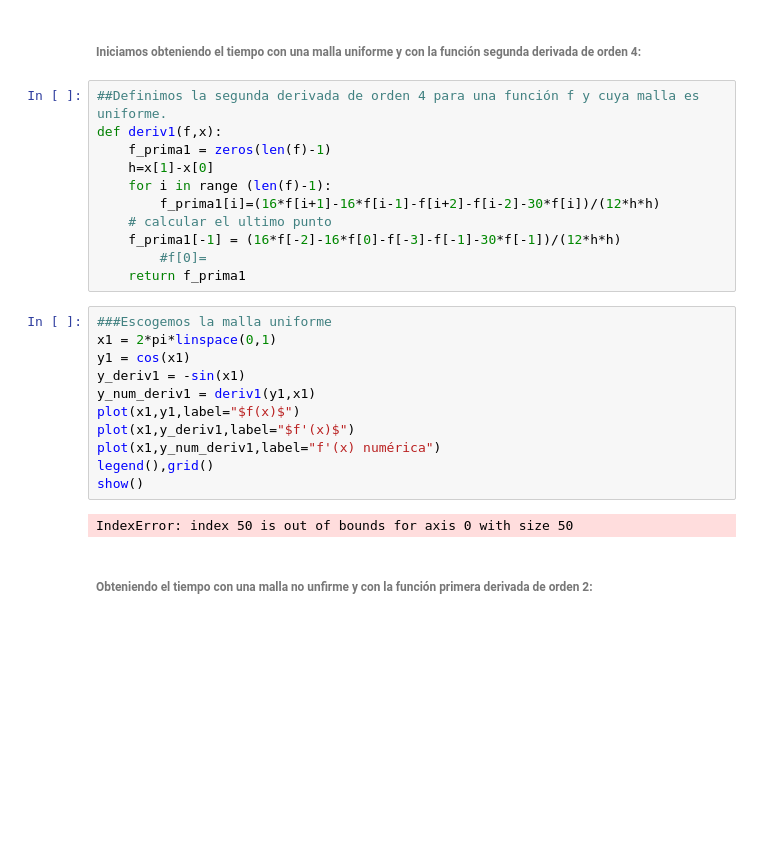
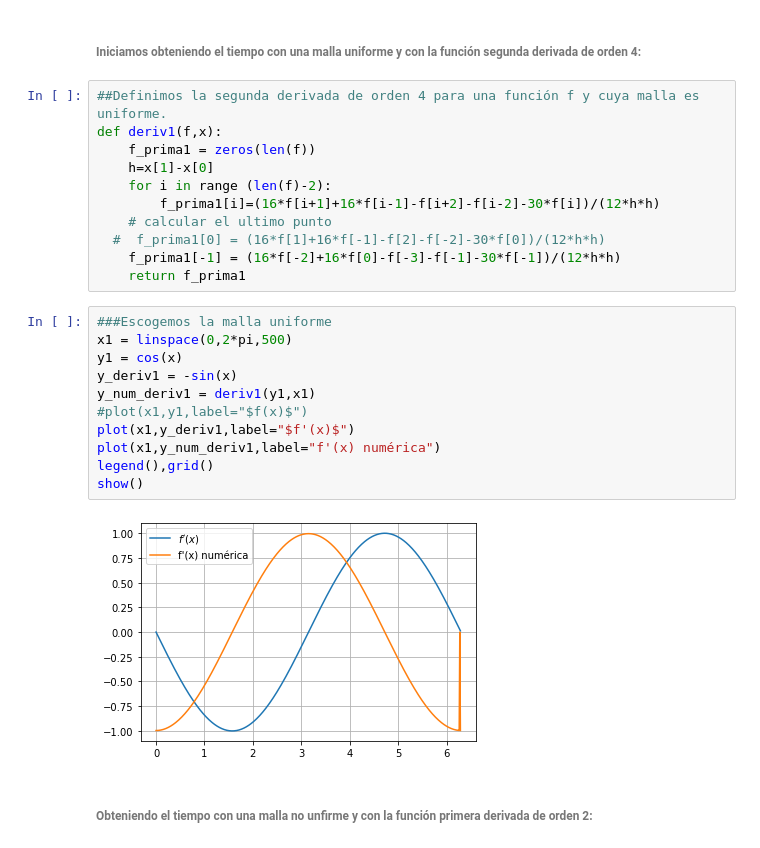
Before and after one commit to marthaaquino/Fisica-computacional, a Jupyter notebook: Tarea1.ipynb, the cells around one changed output. Cells and saved outputs as stored; diff of their text form; blank space fills up the shorter version.

```diff
--- a/Tarea1.ipynb
+++ b/Tarea1.ipynb
@@ -151,27 +151,27 @@ Obtengamos ahora la derivada en los extremos:
 # %%
 ##Definimos la segunda derivada de orden 4 para una función f y cuya malla es uniforme.
 def deriv1(f,x):
-    f_prima1 = zeros(len(f)-1)
+    f_prima1 = zeros(len(f))
     h=x[1]-x[0]
-    for i in range (len(f)-1):
-        f_prima1[i]=(16*f[i+1]-16*f[i-1]-f[i+2]-f[i-2]-30*f[i])/(12*h*h)
+    for i in range (len(f)-2):
+        f_prima1[i]=(16*f[i+1]+16*f[i-1]-f[i+2]-f[i-2]-30*f[i])/(12*h*h)
     # calcular el ultimo punto
-    f_prima1[-1] = (16*f[-2]-16*f[0]-f[-3]-f[-1]-30*f[-1])/(12*h*h)
-        #f[0]=
+  #  f_prima1[0] = (16*f[1]+16*f[-1]-f[2]-f[-2]-30*f[0])/(12*h*h)
+    f_prima1[-1] = (16*f[-2]+16*f[0]-f[-3]-f[-1]-30*f[-1])/(12*h*h)
     return f_prima1
 # %%
 ###Escogemos la malla uniforme
-x1 = 2*pi*linspace(0,1)
-y1 = cos(x1)
-y_deriv1 = -sin(x1)
+x1 = linspace(0,2*pi,500)
+y1 = cos(x)
+y_deriv1 = -sin(x)
 y_num_deriv1 = deriv1(y1,x1)
-plot(x1,y1,label="$f(x)$")
+#plot(x1,y1,label="$f(x)$")
 plot(x1,y_deriv1,label="$f'(x)$")
 plot(x1,y_num_deriv1,label="f'(x) numérica")
 legend(),grid()
 show()
 # %% [output]
-IndexError: index 50 is out of bounds for axis 0 with size 50
+[figure, added]
 # %% [markdown]
 ###### Obteniendo el tiempo con una malla no unfirme y con la función primera derivada de orden 2:
 # %%
```
Also changed, not shown: parts of 1 cell of this notebook.
